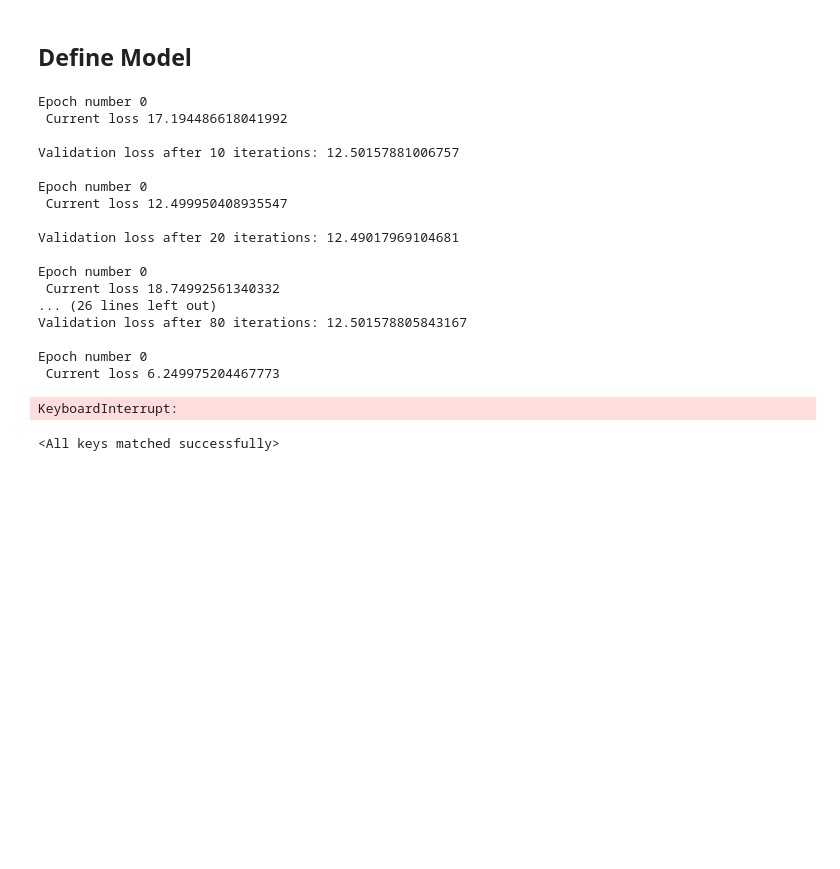
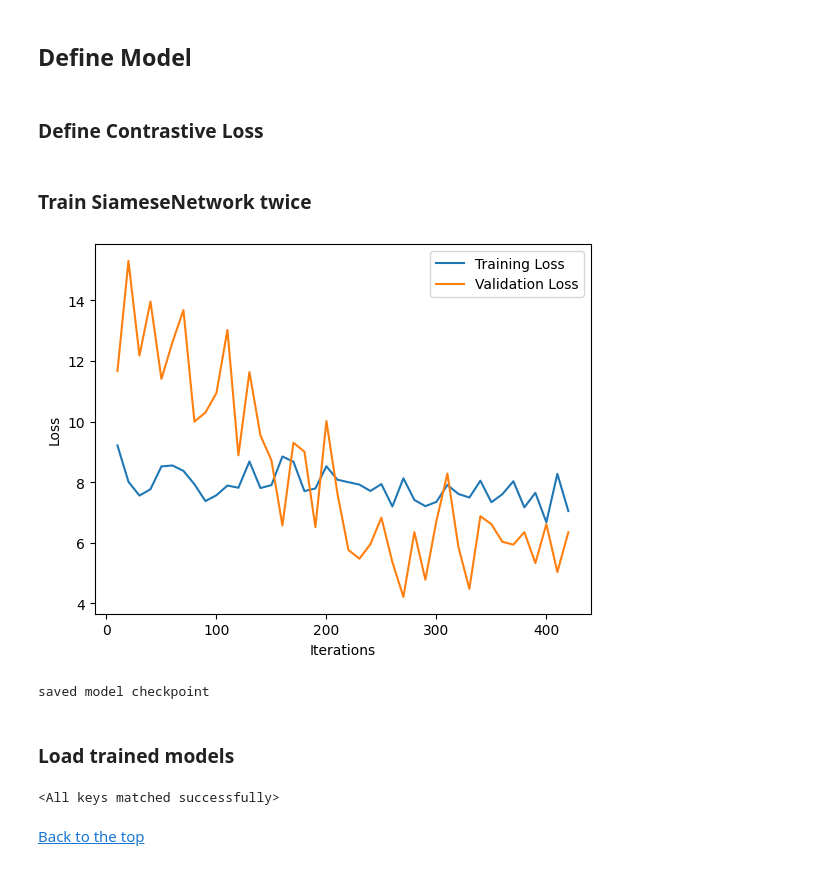
Before and after one commit to Schmiddi3110/DeepVisionProject, a Jupyter notebook: DeepVisionProject.ipynb, the cells around one changed output. Cells and saved outputs as stored; diff of their text form; code cells hidden in the pictures; blank space fills up the shorter version.

```diff
--- a/DeepVisionProject.ipynb
+++ b/DeepVisionProject.ipynb
@@ -283,6 +249,8 @@ Clipping input data to the valid range for imshow with RGB data ([0..1] for floa
 [Back to the top](#0)
 # %% [markdown]
 ## Define Model<a class="anchor" id="2">
+# %% [markdown]
+### Define Contrastive Loss <a class="anchor" id="2a">
 # %%
 # Define the Contrastive Loss Function
 class ContrastiveLoss(torch.nn.Module):
@@ -299,20 +265,25 @@ class ContrastiveLoss(torch.nn.Module):
 
 
       return loss_contrastive
+# %% [markdown]
+### Train SiameseNetwork twice <a class="anchor" id="2b">
 # %%
 import SiameseNetwork
 # Load the training dataset
 face_train_loader = DataLoader(face_train_dataset, shuffle=True, num_workers=8, batch_size=256)
 face_valid_loader = DataLoader(face_valid_dataset, shuffle=True, num_workers=8, batch_size=256)
 
 face_net = SiameseNetwork.SiameseNetwork().cuda()
 criterion = ContrastiveLoss()
 optimizer = optim.Adam(face_net.parameters(), lr = 0.00001)
 face_net.train_network(train_loader = face_train_loader, val_loader = face_valid_loader, net = face_net, optimizer = optimizer, criterion = criterion, epochs = 100, patience=15)
 
 checkpoint = {'model_state_dict': face_net.state_dict(),'optimizer_state_dict' :optimizer.state_dict()}
-torch.save(checkpoint, './checkpoints/face_net.pt')
+torch.save(checkpoint, './checkpoints/face_net2.pt')
 print('saved model checkpoint')
+# %% [output]
+[figure, added]
+saved model checkpoint
 # %%
 signature_train_loader = DataLoader(signature_train_dataset, shuffle=True, num_workers=8, batch_size=128)
 signature_valid_loader = DataLoader(signature_valid_dataset, shuffle=True, num_workers=8, batch_size=128)
@@ -327,41 +298,8 @@ signature_net.train_network(signature_train_loader, signature_valid_loader, sign
 checkpoint = {'model_state_dict': signature_net.state_dict(),'optimizer_state_dict' :optimizer.state_dict()}
 torch.save(checkpoint, './checkpoints/signature_net.pt')
 print('saved model checkpoint')
-# %%
-import ForgeryNetwork
-
-# Load the training dataset
-forgery_train_loader = DataLoader(forgery_train_dataset, shuffle=True, num_workers=8, batch_size=8)
-forgery_valid_loader = DataLoader(forgery_valid_dataset, shuffle=True, num_workers=8, batch_size=8)
-
-forgery_net = ForgeryNetwork.ForgeryNetwork().cuda()
-
-criterion = ContrastiveLoss()
-optimizer = torch.optim.SGD(forgery_net.parameters(), lr=1e-3, weight_decay=0.005)
-forgery_net.train_network(train_loader = forgery_train_loader, val_loader = forgery_valid_loader, net = forgery_net, optimizer = optimizer, criterion = criterion, epochs = 100, patience=15)
-
-checkpoint = {'model_state_dict': face_net.state_dict(),'optimizer_state_dict' :optimizer.state_dict()}
-torch.save(checkpoint, './checkpoints/forgery_net.pt')
-print('saved model checkpoint')
-# %% [output]
-Epoch number 0
- Current loss 17.194486618041992
-
-Validation loss after 10 iterations: 12.50157881006757
-
-Epoch number 0
- Current loss 12.499950408935547
-
-Validation loss after 20 iterations: 12.49017969104681
-
-Epoch number 0
- Current loss 18.74992561340332
-... (26 lines left out)
-Validation loss after 80 iterations: 12.501578805843167
-
-Epoch number 0
- Current loss 6.249975204467773
-KeyboardInterrupt:
+# %% [markdown]
+### Load trained models <a class="anchor" id="2c">
 # %%
 import SiameseNetwork
 
@@ -376,3 +314,5 @@ signature_state_dict = torch.load(face_model_path)
 signature_net.load_state_dict(signature_state_dict['model_state_dict'])
 # %% [output]
 <All keys matched successfully>
+# %% [markdown]
+[Back to the top](#0)
```
Also changed, not shown: parts of 26 cells of this notebook, 3 other files.
